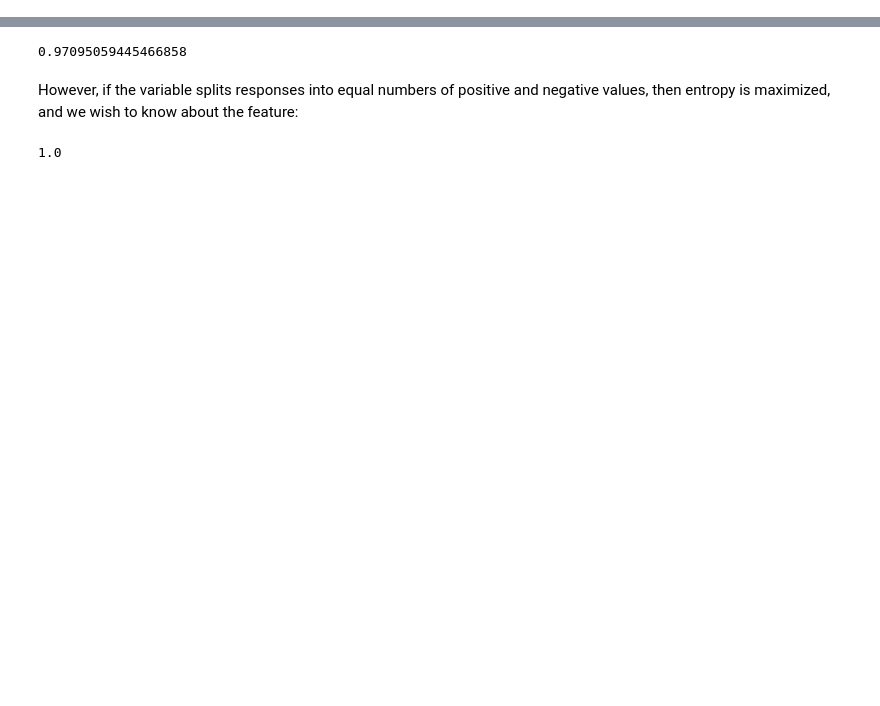
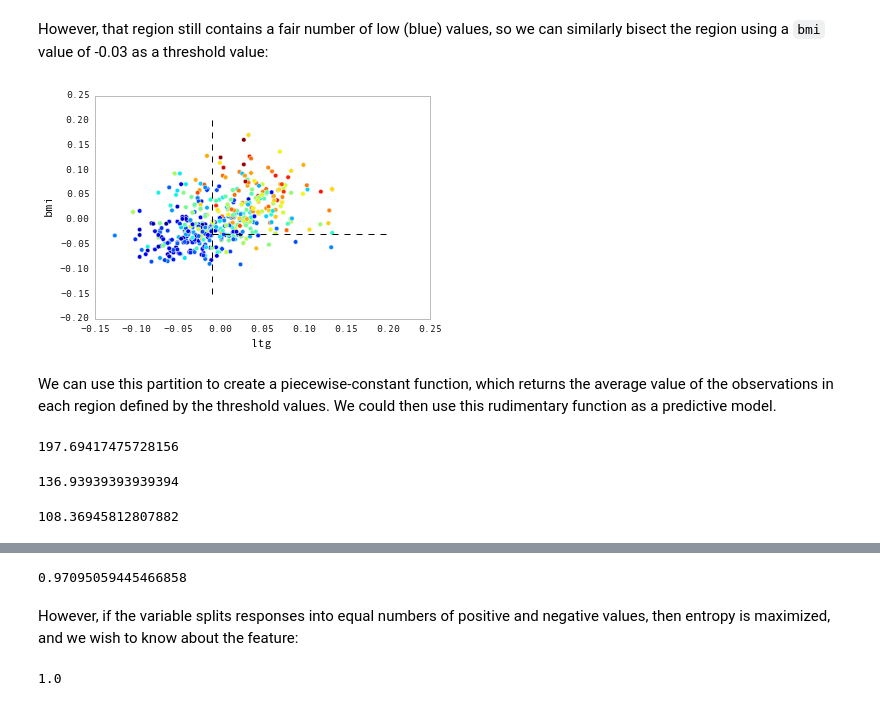
Before and after one commit to fonnesbeck/Bios8366, a Jupyter notebook: notebooks/Section6_5-Decision-Trees.ipynb, the cells around one changed output, grey strips where cells are left out. Cells and saved outputs as stored; diff of their text form; code cells hidden in the pictures; blank space fills up the shorter version.

```diff
--- a/notebooks/Section6_5-Decision-Trees.ipynb
+++ b/notebooks/Section6_5-Decision-Trees.ipynb
@@ -40,0 +52,24 @@ The function that checks if a node is worth splitting can use several stopping h
+# %% [markdown]
+However, that region still contains a fair number of low (blue) values, so we can similarly bisect the region using a `bmi` value of -0.03 as a threshold value:
+# %%
+bmi_split = -0.03
+plt.scatter(ltg, bmi,  c=y)
+plt.vlines(ltg_split, *plt.gca().get_ylim(), linestyles='dashed')
+plt.hlines(bmi_split, ltg_split, plt.gca().get_xlim()[1], linestyles='dashed')
+plt.xlabel('ltg'); plt.ylabel('bmi');
+# %% [output]
+[figure, added]
+# %% [markdown]
+We can use this partition to create a piecewise-constant function, which returns the average value of the observations in each region defined by the threshold values. We could then use this rudimentary function as a predictive model.
+# %%
+np.mean(y[(bmi>bmi_split) & (ltg>ltg_split)])
+# %% [output]
+197.69417475728156
+# %%
+np.mean(y[(bmi<=bmi_split) & (ltg>ltg_split)])
+# %% [output]
+136.93939393939394
+# %%
+np.mean(y[ltg<ltg_split])
+# %% [output]
+108.36945812807882
```
Also changed, not shown: parts of 47 cells of this notebook.
